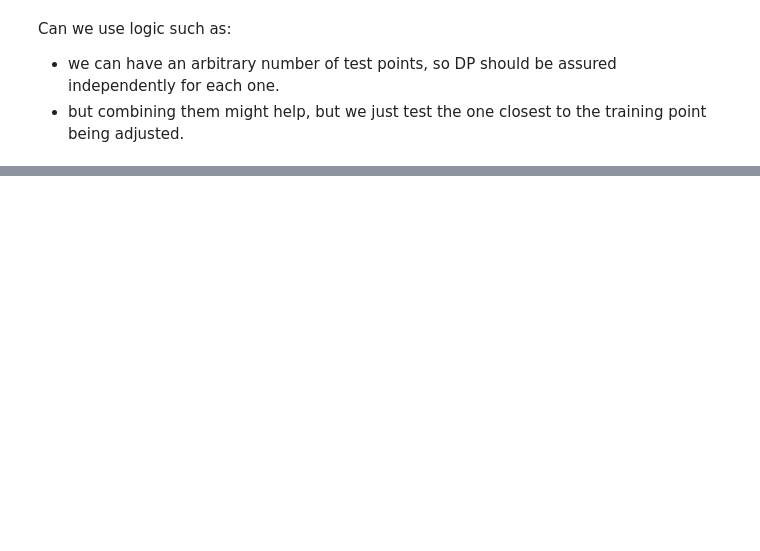
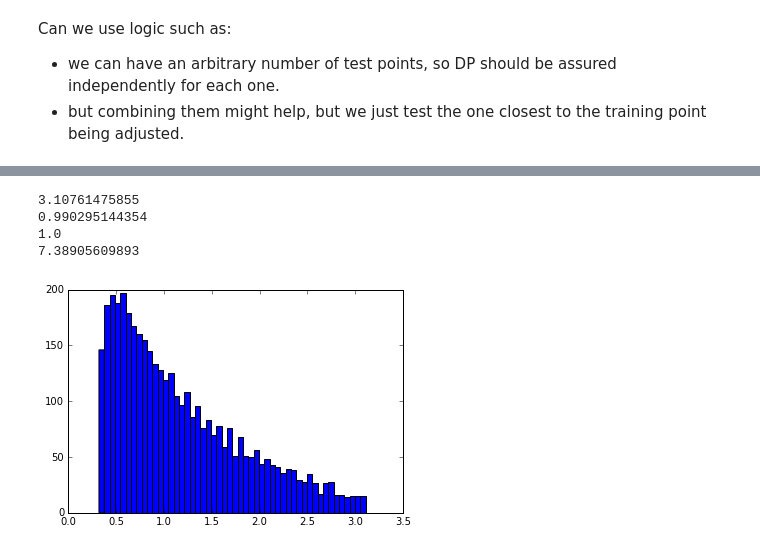
Before and after one commit to lionfish0/dp, a Jupyter notebook: Testing_dp4gp.ipynb, the cells around one changed output, grey strips where cells are left out. Saved outputs shown, nothing was run; the diff lists cells and outputs as text; code cells hidden in the pictures; blank space fills up the shorter version.

```diff
--- a/Testing_dp4gp.ipynb
+++ b/Testing_dp4gp.ipynb
@@ -138,0 +221,17 @@ Can we use logic such as:
+# %%
+threshold = 0.000028
+#threshold = 0.0027
+inc = (p>threshold) & (q>threshold)
+print np.max(p[inc]/q[inc])
+print np.sum(p[inc])*(stepsize**2)
+print np.sum(p)*(stepsize**2)
+print np.exp(eps)
+# %% [output]
+3.10761475855
+0.990295144354
+1.0
+7.38905609893
+# %%
+plt.hist(p[inc]/q[inc],50);
+# %% [output]
+[figure, added]
```
Also changed, not shown: parts of 18 cells of this notebook.
